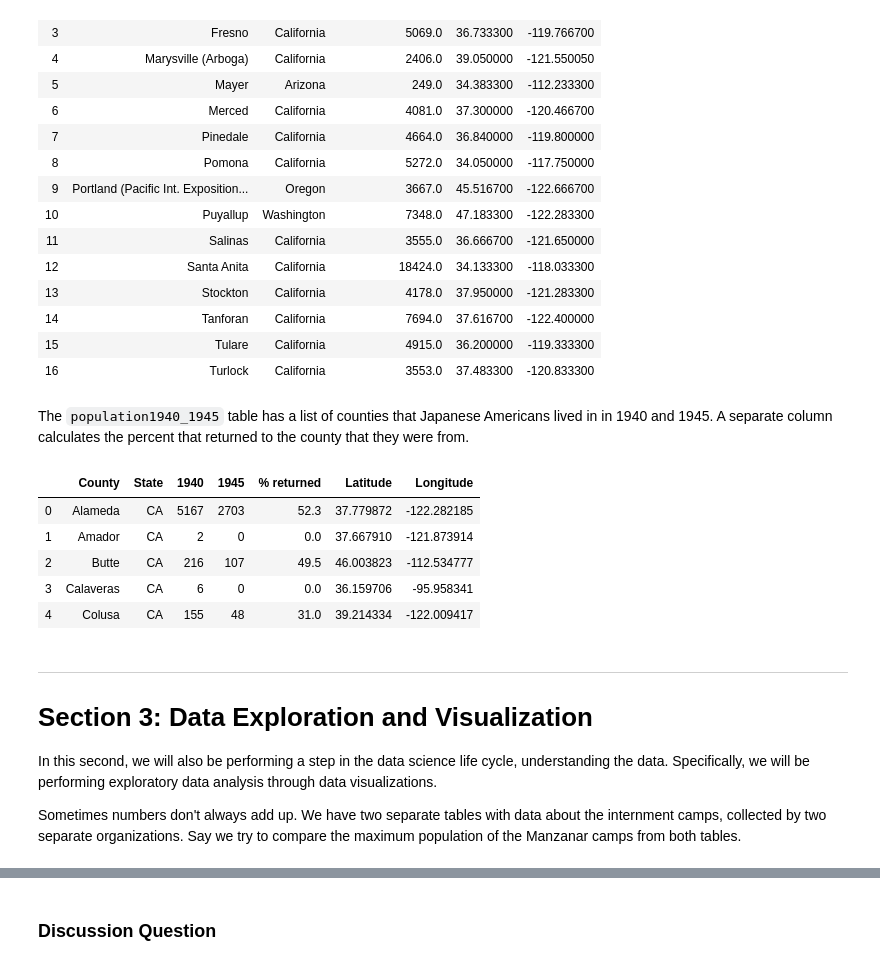
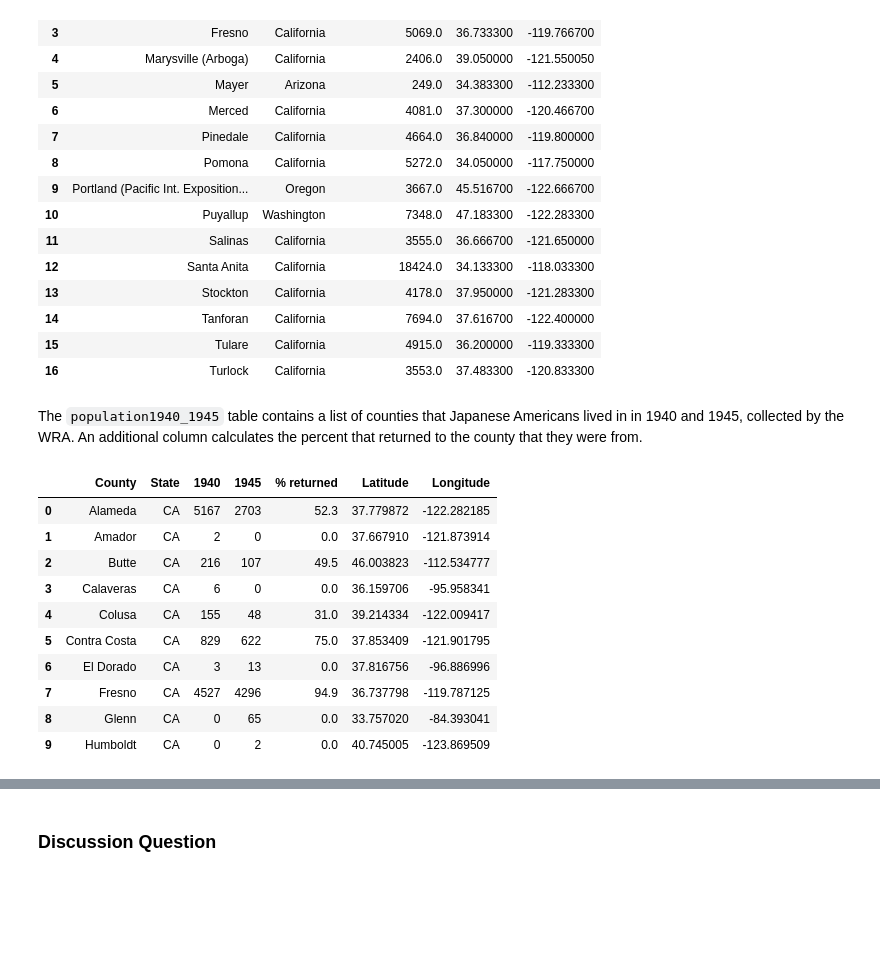
Before and after one commit to ds-modules/data-4ac, a Jupyter notebook: japaneseinternment/Japanese-Internment-notebook.ipynb, the cells around one changed output, grey strips where cells are left out. Saved outputs shown, nothing was run; the diff lists cells and outputs as text; code cells hidden in the pictures; blank space fills up the shorter version.

Commit message:
small additions to jupyter intro + to-dos, edits+comments in internment

```diff
--- a/japaneseinternment/Japanese-Internment-notebook.ipynb
+++ b/japaneseinternment/Japanese-Internment-notebook.ipynb
@@ -125,19 +130,19 @@ assembly
 | 15 | Tulare | California | 4915.0 | 36.200000 | -119.333300 |
 | 16 | Turlock | California | 3553.0 | 37.483300 | -120.833300 |
 # %% [markdown]
-The `population1940_1945` table has a list of counties that Japanese Americans lived in in 1940 and 1945. A separate column calculates the percent that returned to the county that they were from.
+The `population1940_1945` table contains a list of counties that Japanese Americans lived in in 1940 and 1945, collected by the WRA. An additional column calculates the percent that returned to the county that they were from.
-# %%
-population1940_1945.head()
-# %% [output]
-|  | County | State | 1940 | 1945 | % returned | Latitude | Longitude |
-| 0 | Alameda | CA | 5167 | 2703 | 52.3 | 37.779872 | -122.282185 |
-| 1 | Amador | CA | 2 | 0 | 0.0 | 37.667910 | -121.873914 |
-| 2 | Butte | CA | 216 | 107 | 49.5 | 46.003823 | -112.534777 |
-| 3 | Calaveras | CA | 6 | 0 | 0.0 | 36.159706 | -95.958341 |
-| 4 | Colusa | CA | 155 | 48 | 31.0 | 39.214334 | -122.009417 |
-# %% [markdown]
-----
-# Section 3: Data Exploration and Visualization
-In this second, we will also be performing a step in the data science life cycle, understanding the data. Specifically, we will be performing exploratory data analysis through data visualizations.
-
-Sometimes numbers don't always add up. We have two separate tables with data about the internment camps, collected by two separate organizations. Say we try to compare the maximum population of the Manzanar camps from both tables.
+# %%
+population1940_1945 = pd.read_csv("data/JapaneseAmericanPopulation_1940_1945_LL.csv", error_bad_lines = False)
+population1940_1945.head(10) # If you'd like to take a look at the entire dataset, add a # before the .
+# %% [output]
+|  | County | State | 1940 | 1945 | % returned | Latitude | Longitude |
+| 0 | Alameda | CA | 5167 | 2703 | 52.3 | 37.779872 | -122.282185 |
+| 1 | Amador | CA | 2 | 0 | 0.0 | 37.667910 | -121.873914 |
+| 2 | Butte | CA | 216 | 107 | 49.5 | 46.003823 | -112.534777 |
+| 3 | Calaveras | CA | 6 | 0 | 0.0 | 36.159706 | -95.958341 |
+| 4 | Colusa | CA | 155 | 48 | 31.0 | 39.214334 | -122.009417 |
+| 5 | Contra Costa | CA | 829 | 622 | 75.0 | 37.853409 | -121.901795 |
+| 6 | El Dorado | CA | 3 | 13 | 0.0 | 37.816756 | -96.886996 |
+| 7 | Fresno | CA | 4527 | 4296 | 94.9 | 36.737798 | -119.787125 |
+| 8 | Glenn | CA | 0 | 65 | 0.0 | 33.757020 | -84.393041 |
+| 9 | Humboldt | CA | 0 | 2 | 0.0 | 40.745005 | -123.869509 |
```
Also changed, not shown: parts of 21 cells of this notebook, 1 other file.
